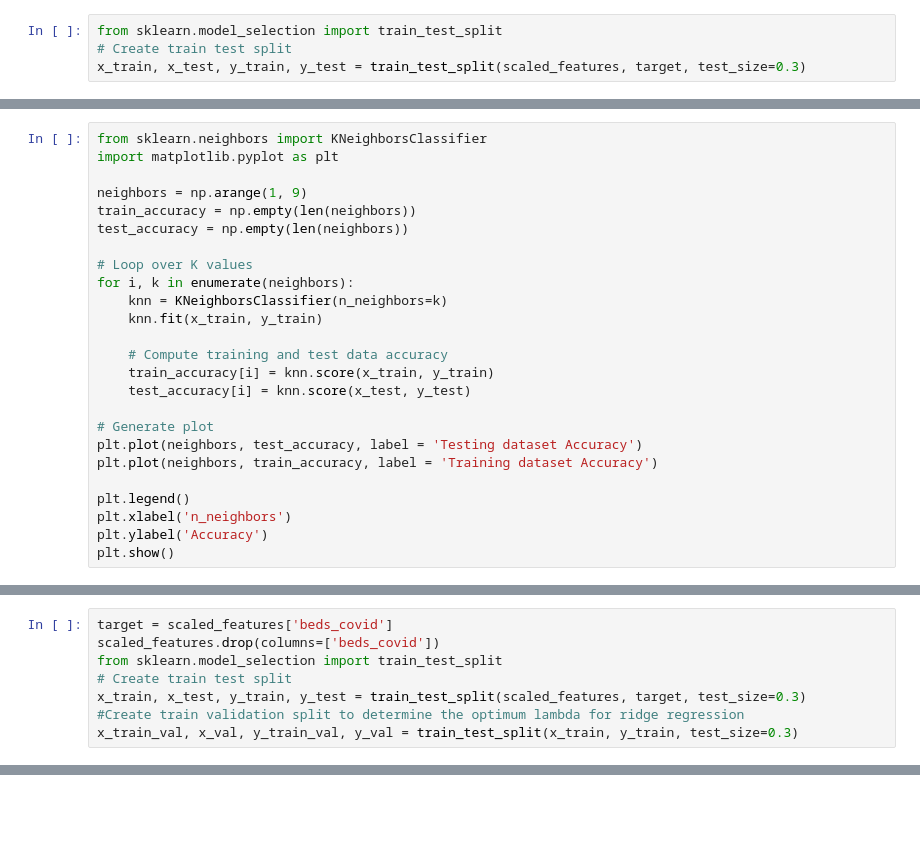
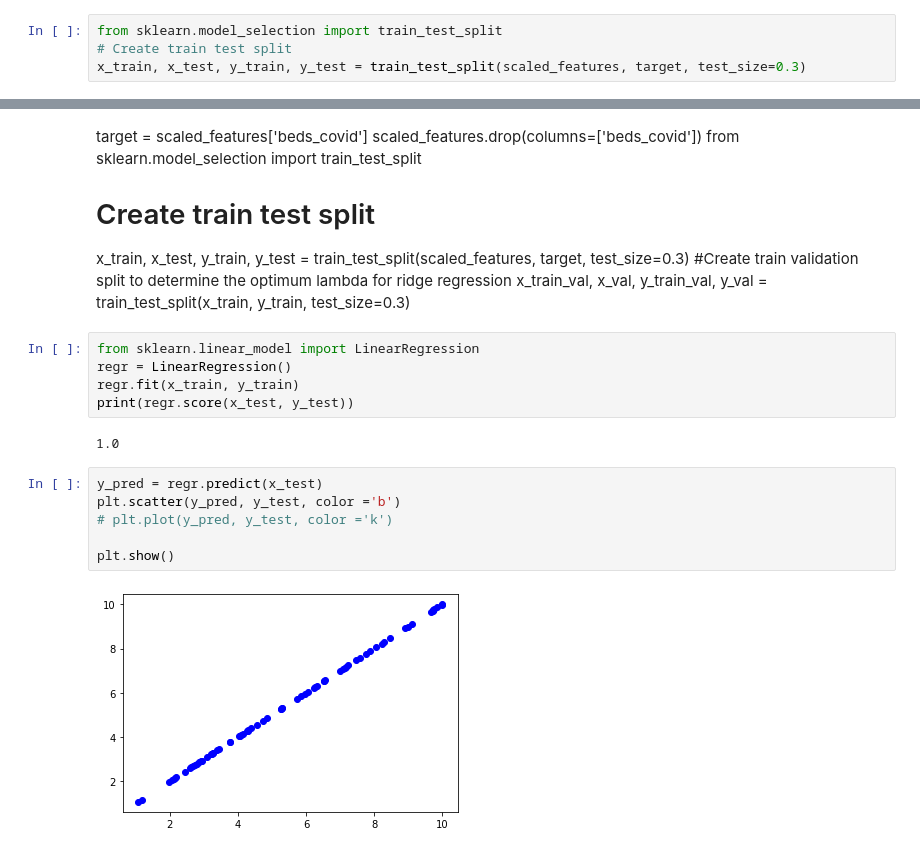
Before and after one commit to JsonLu0910/Ai-Lab3, a Jupyter notebook: Lab3_P7_G6.ipynb, the cells around one changed output, grey strips where cells are left out. Saved outputs shown, nothing was run; the diff lists cells and outputs as text; blank space fills up the shorter version.

Commit message:
linear regression

```diff
--- a/Lab3_P7_G6.ipynb
+++ b/Lab3_P7_G6.ipynb
@@ -217,25 +210,0 @@ x_train_val, x_val, y_train_val, y_val = train_test_split(x_train, y_train, test
-# %%
-from sklearn.neighbors import KNeighborsClassifier
-import matplotlib.pyplot as plt
-
-neighbors = np.arange(1, 9)
-train_accuracy = np.empty(len(neighbors))
-test_accuracy = np.empty(len(neighbors))
-
-# Loop over K values
-for i, k in enumerate(neighbors):
-    knn = KNeighborsClassifier(n_neighbors=k)
-    knn.fit(x_train, y_train)
-
-    # Compute training and test data accuracy
-    train_accuracy[i] = knn.score(x_train, y_train)
-    test_accuracy[i] = knn.score(x_test, y_test)
-
-# Generate plot
-plt.plot(neighbors, test_accuracy, label = 'Testing dataset Accuracy')
-plt.plot(neighbors, train_accuracy, label = 'Training dataset Accuracy')
-
-plt.legend()
-plt.xlabel('n_neighbors')
-plt.ylabel('Accuracy')
-plt.show()
@@ -309,8 +210,0 @@ array([[10730],
-# %%
-target = scaled_features['beds_covid']
-scaled_features.drop(columns=['beds_covid'])
-from sklearn.model_selection import train_test_split
-# Create train test split
-x_train, x_test, y_train, y_test = train_test_split(scaled_features, target, test_size=0.3)
-#Create train validation split to determine the optimum lambda for ridge regression
-x_train_val, x_val, y_train_val, y_val = train_test_split(x_train, y_train, test_size=0.3)
@@ -316,0 +263,23 @@ x_train_val, x_val, y_train_val, y_val = train_test_split(x_train, y_train, test
+# %% [markdown]
+target = scaled_features['beds_covid']
+scaled_features.drop(columns=['beds_covid'])
+from sklearn.model_selection import train_test_split
+# Create train test split
+x_train, x_test, y_train, y_test = train_test_split(scaled_features, target, test_size=0.3)
+#Create train validation split to determine the optimum lambda for ridge regression
+x_train_val, x_val, y_train_val, y_val = train_test_split(x_train, y_train, test_size=0.3)
+# %%
+from sklearn.linear_model import LinearRegression
+regr = LinearRegression()
+regr.fit(x_train, y_train)
+print(regr.score(x_test, y_test))
+# %% [output]
+1.0
+# %%
+y_pred = regr.predict(x_test)
+plt.scatter(y_pred, y_test, color ='b')
+# plt.plot(y_pred, y_test, color ='k')
+
+plt.show()
+# %% [output]
+[figure, added]
```
Also changed, not shown: parts of 12 cells of this notebook.
